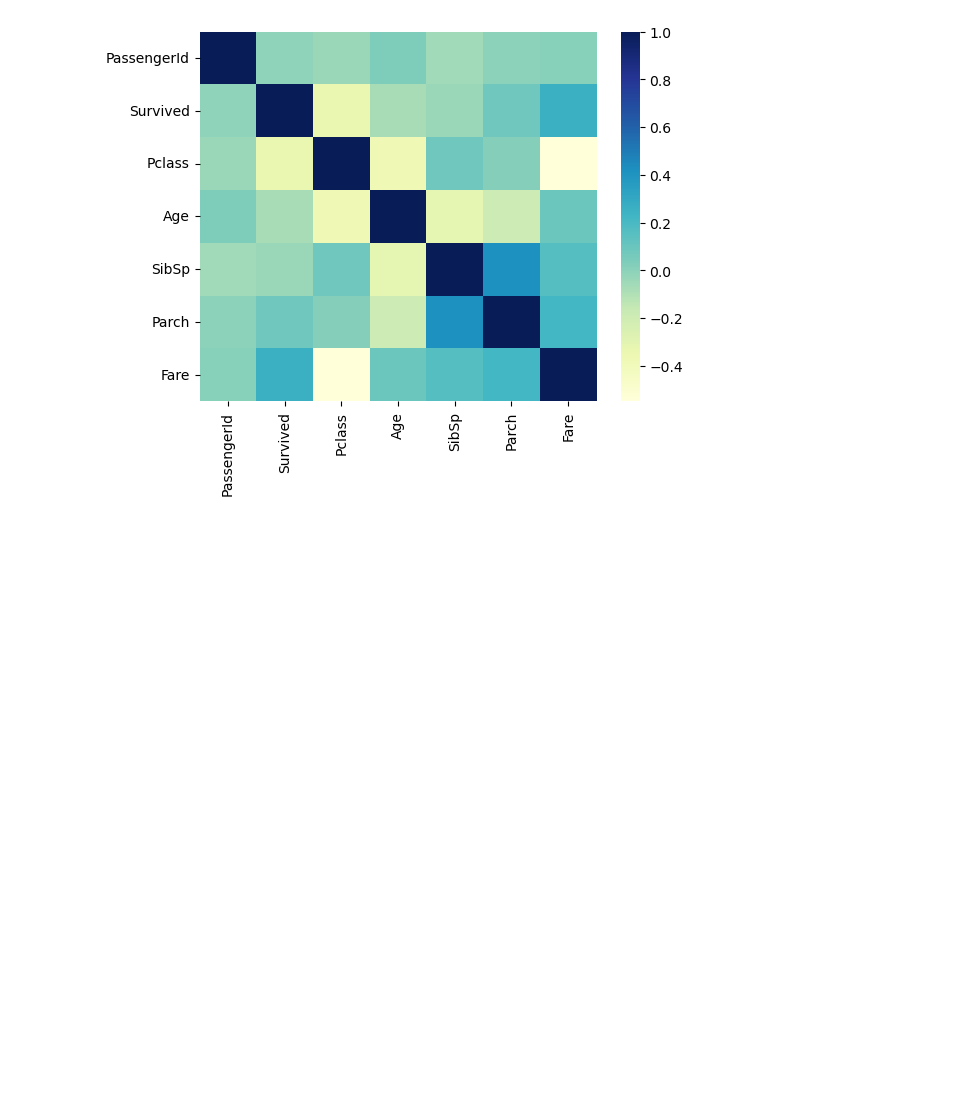
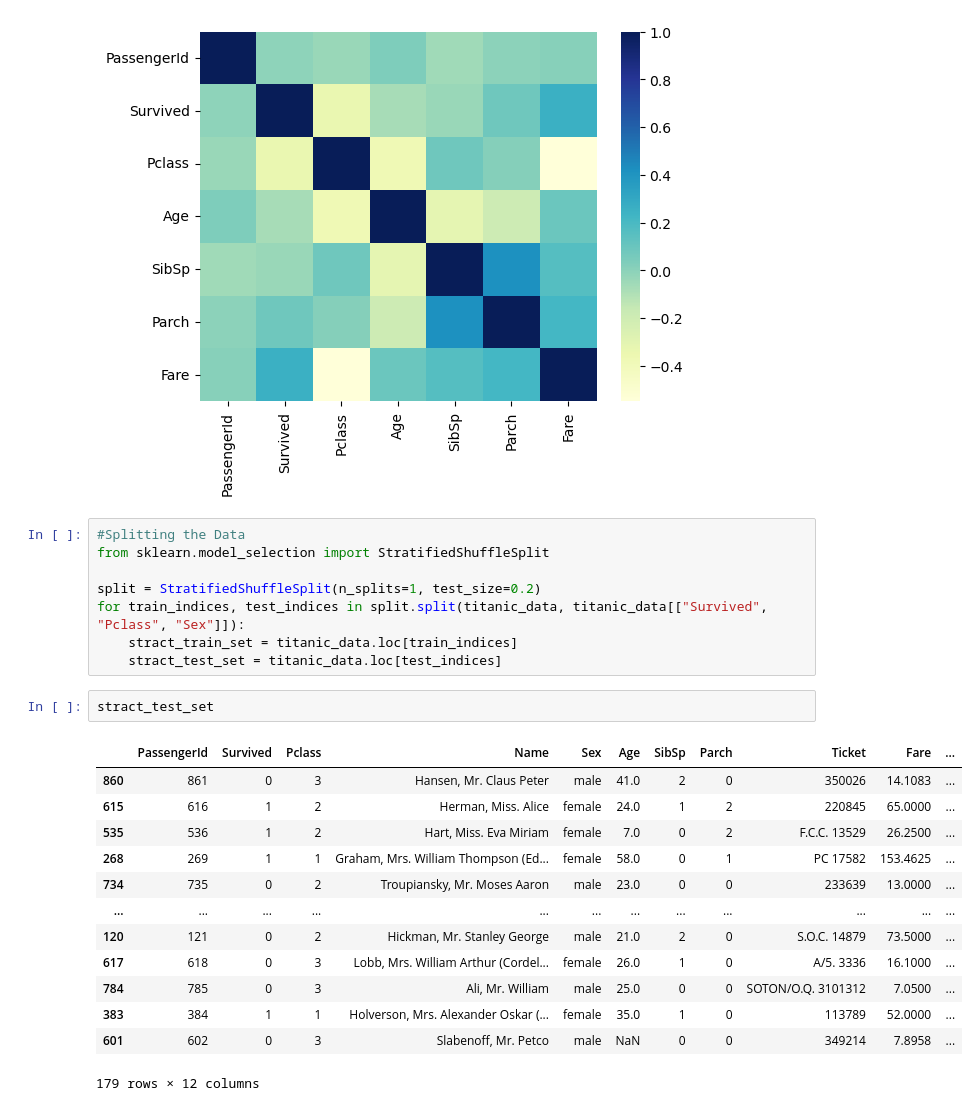
Before and after one commit to Blessman-Newton/CODSOFT, a Jupyter notebook: Titanic/Titanic.ipynb, the cells around one changed output. Cells and saved outputs as stored; diff of their text form; blank space fills up the shorter version.

Commit message:
splitting the dataset into train and test set

```diff
--- a/Titanic/Titanic.ipynb
+++ b/Titanic/Titanic.ipynb
@@ -41,3 +41,27 @@ sns.heatmap(titanic_data.corr(numeric_only=True), cmap="YlGnBu")
 plt.show()
 # %% [output]
 [figure]
+# %%
+#Splitting the Data
+from sklearn.model_selection import StratifiedShuffleSplit
+
+split = StratifiedShuffleSplit(n_splits=1, test_size=0.2)
+for train_indices, test_indices in split.split(titanic_data, titanic_data[["Survived", "Pclass", "Sex"]]):
+    stract_train_set = titanic_data.loc[train_indices]
+    stract_test_set = titanic_data.loc[test_indices]
+# %%
+stract_test_set
+# %% [output]
+|  | PassengerId | Survived | Pclass | Name | Sex | Age | SibSp | Parch | Ticket | Fare | ... |
+| 860 | 861 | 0 | 3 | Hansen, Mr. Claus Peter | male | 41.0 | 2 | 0 | 350026 | 14.1083 | ... |
+| 615 | 616 | 1 | 2 | Herman, Miss. Alice | female | 24.0 | 1 | 2 | 220845 | 65.0000 | ... |
+| 535 | 536 | 1 | 2 | Hart, Miss. Eva Miriam | female | 7.0 | 0 | 2 | F.C.C. 13529 | 26.2500 | ... |
+| 268 | 269 | 1 | 1 | Graham, Mrs. William Thompson (Ed... | female | 58.0 | 0 | 1 | PC 17582 | 153.4625 | ... |
+| 734 | 735 | 0 | 2 | Troupiansky, Mr. Moses Aaron | male | 23.0 | 0 | 0 | 233639 | 13.0000 | ... |
+| ... | ... | ... | ... | ... | ... | ... | ... | ... | ... | ... | ... |
+| 120 | 121 | 0 | 2 | Hickman, Mr. Stanley George | male | 21.0 | 2 | 0 | S.O.C. 14879 | 73.5000 | ... |
+| 617 | 618 | 0 | 3 | Lobb, Mrs. William Arthur (Cordel... | female | 26.0 | 1 | 0 | A/5. 3336 | 16.1000 | ... |
+| 784 | 785 | 0 | 3 | Ali, Mr. William | male | 25.0 | 0 | 0 | SOTON/O.Q. 3101312 | 7.0500 | ... |
+| 383 | 384 | 1 | 1 | Holverson, Mrs. Alexander Oskar (... | female | 35.0 | 1 | 0 | 113789 | 52.0000 | ... |
+| 601 | 602 | 0 | 3 | Slabenoff, Mr. Petco | male | NaN | 0 | 0 | 349214 | 7.8958 | ... |
+179 rows × 12 columns
```
